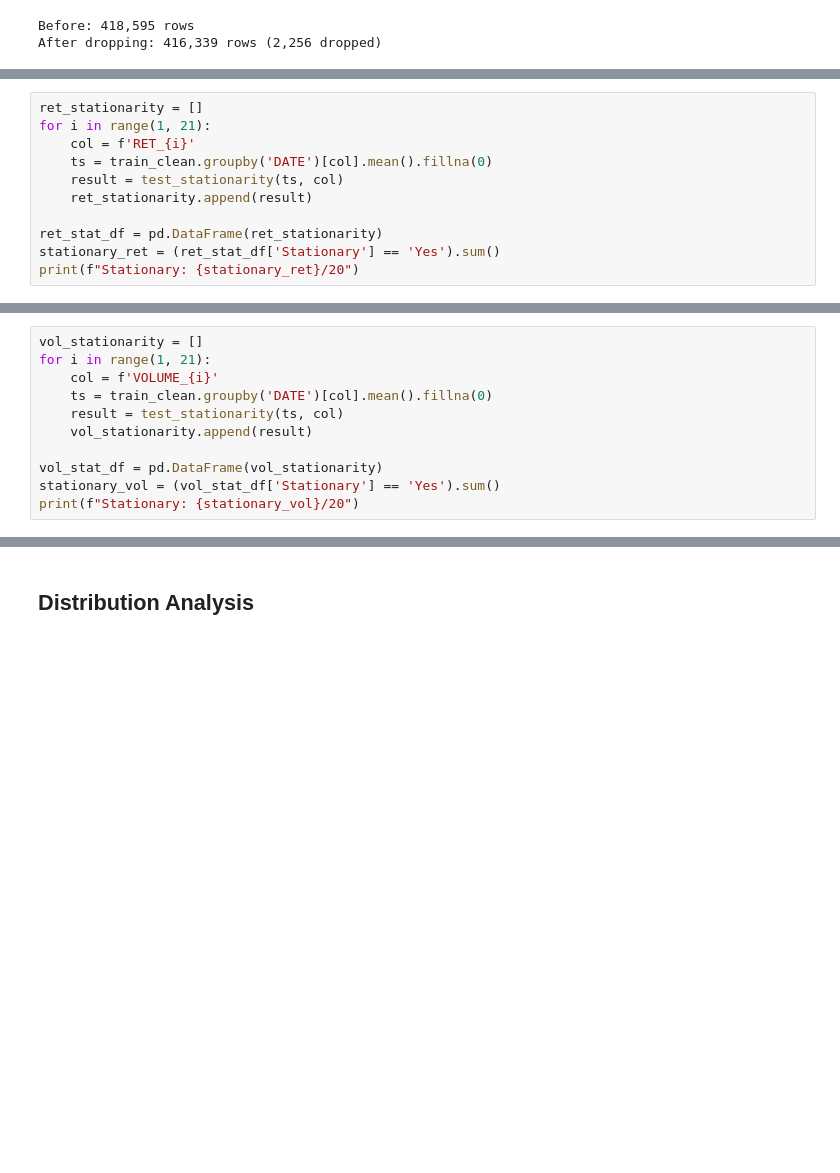
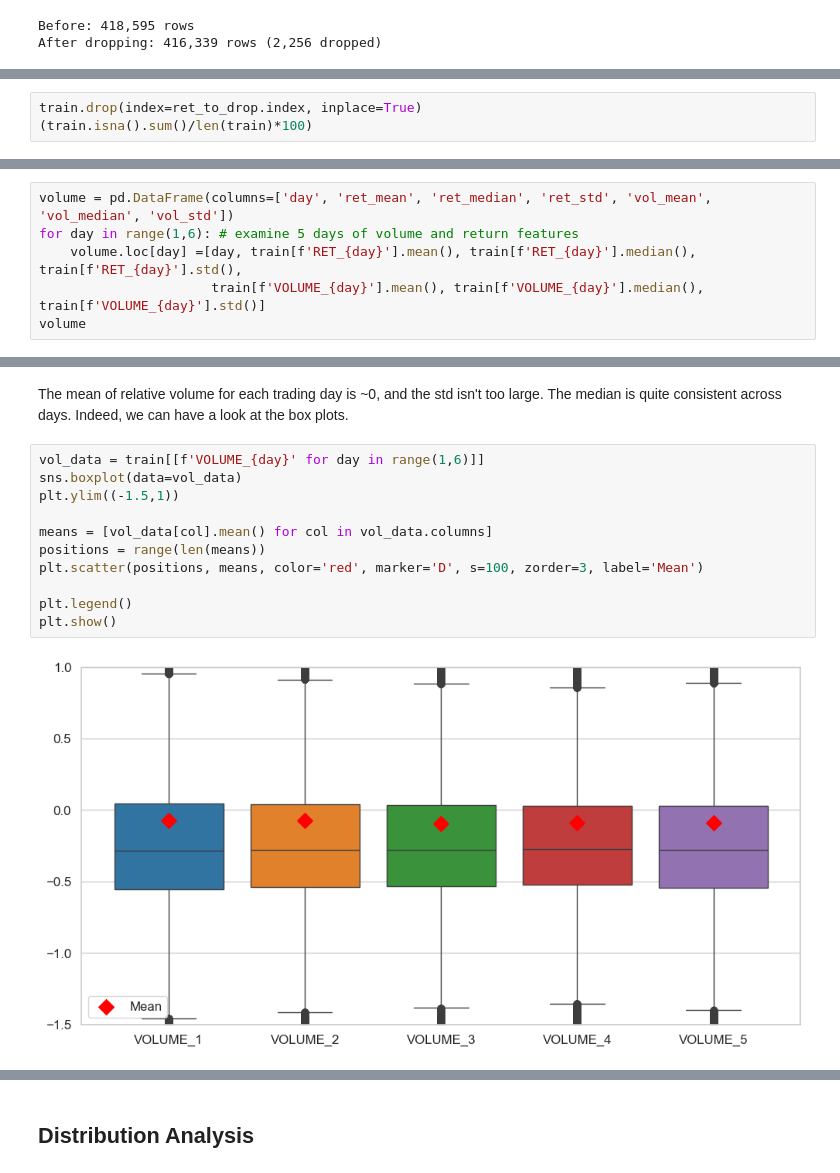
Before and after one commit to anbinh-bui/Stock-Return-Prediction-Challenge-, a Jupyter notebook: EDA.ipynb, the cells around one changed output, grey strips where cells are left out. Saved outputs shown, nothing was run; the diff lists cells and outputs as text; blank space fills up the shorter version.

```diff
--- a/EDA.ipynb
+++ b/EDA.ipynb
@@ -241,11 +203,0 @@ def test_stationarity(series, name):
-# %%
-ret_stationarity = []
-for i in range(1, 21):
-    col = f'RET_{i}'
-    ts = train_clean.groupby('DATE')[col].mean().fillna(0)
-    result = test_stationarity(ts, col)
-    ret_stationarity.append(result)
-
-ret_stat_df = pd.DataFrame(ret_stationarity)
-stationary_ret = (ret_stat_df['Stationary'] == 'Yes').sum()
-print(f"Stationary: {stationary_ret}/20")
@@ -256,11 +203,0 @@ All returns stationary -> Use in levels, no differencing needed
-# %%
-vol_stationarity = []
-for i in range(1, 21):
-    col = f'VOLUME_{i}'
-    ts = train_clean.groupby('DATE')[col].mean().fillna(0)
-    result = test_stationarity(ts, col)
-    vol_stationarity.append(result)
-
-vol_stat_df = pd.DataFrame(vol_stationarity)
-stationary_vol = (vol_stat_df['Stationary'] == 'Yes').sum()
-print(f"Stationary: {stationary_vol}/20")
@@ -270,0 +204,3 @@ All volume stationary -> Safe to use directly
+# %%
+train.drop(index=ret_to_drop.index, inplace=True)
+(train.isna().sum()/len(train)*100)
@@ -270,0 +227,6 @@ All volume stationary -> Safe to use directly
+# %%
+volume = pd.DataFrame(columns=['day', 'ret_mean', 'ret_median', 'ret_std', 'vol_mean', 'vol_median', 'vol_std'])
+for day in range(1,6): # examine 5 days of volume and return features
+    volume.loc[day] =[day, train[f'RET_{day}'].mean(), train[f'RET_{day}'].median(), train[f'RET_{day}'].std(),
+                      train[f'VOLUME_{day}'].mean(), train[f'VOLUME_{day}'].median(), train[f'VOLUME_{day}'].std()]
+volume
@@ -270,0 +240,15 @@ All volume stationary -> Safe to use directly
+# %% [markdown]
+The mean of relative volume for each trading day is ~0, and the std isn't too large. The median is quite consistent across days. Indeed, we can have a look at the box plots.
+# %%
+vol_data = train[[f'VOLUME_{day}' for day in range(1,6)]]
+sns.boxplot(data=vol_data)
+plt.ylim((-1.5,1))
+
+means = [vol_data[col].mean() for col in vol_data.columns]
+positions = range(len(means))
+plt.scatter(positions, means, color='red', marker='D', s=100, zorder=3, label='Mean')
+
+plt.legend()
+plt.show()
+# %% [output]
+[figure, added]
```
Also changed, not shown: parts of 111 cells of this notebook.
